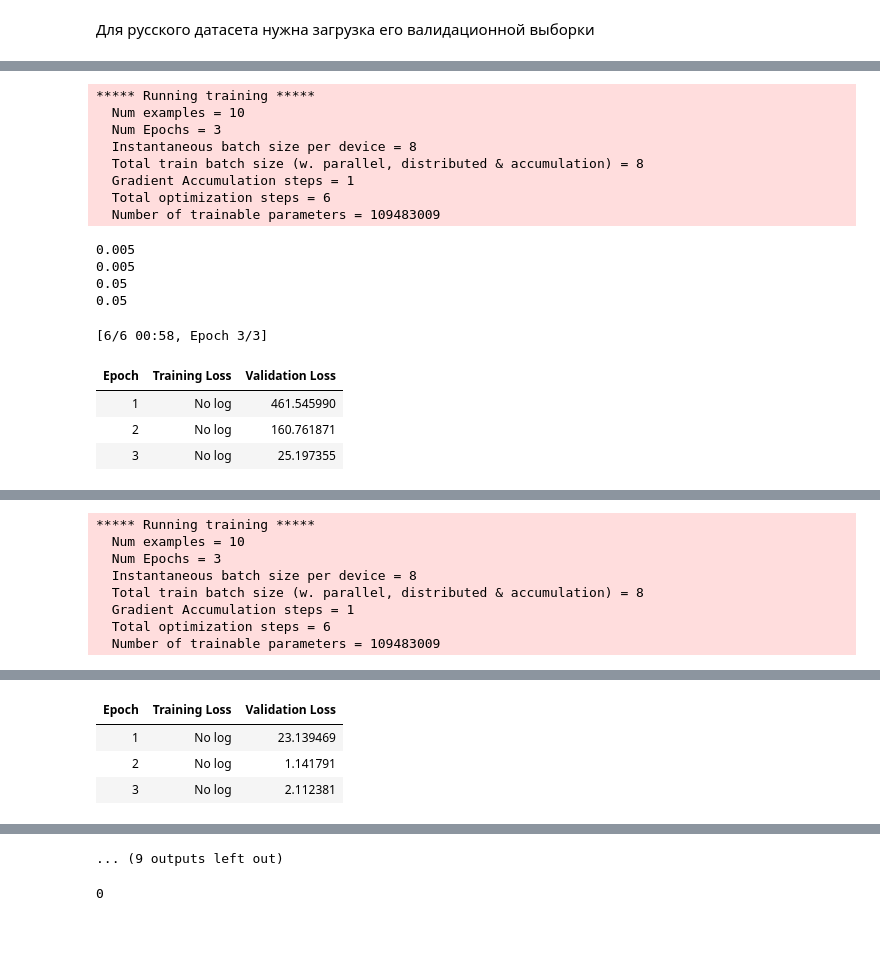
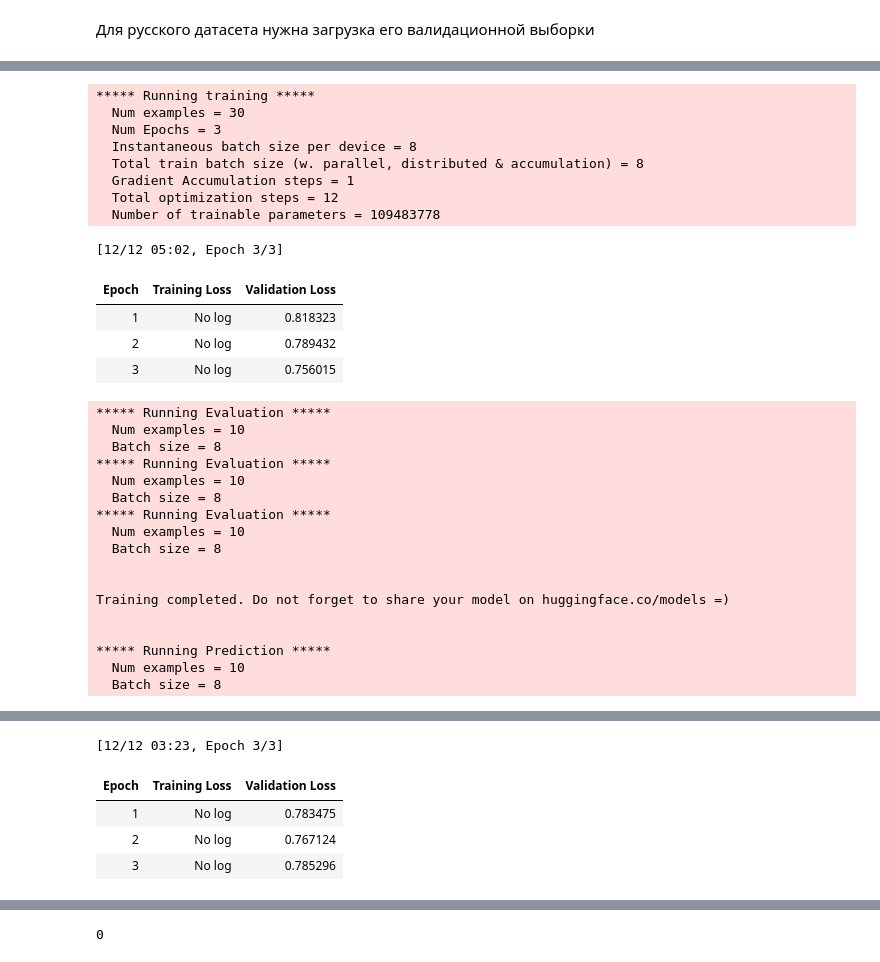
Before and after one commit to RaguzovaTatyana/nlp_diploma, a Jupyter notebook: rus_generating/rus_generating_bert.ipynb, the cells around one changed output, grey strips where cells are left out. Cells and saved outputs as stored; diff of their text form; code cells hidden in the pictures; blank space fills up the shorter version.

```diff
--- a/rus_generating/rus_generating_bert.ipynb
+++ b/rus_generating/rus_generating_bert.ipynb
@@ -127,41 +109,51 @@ optim_param = ['adafactor','adamw_torch']
 # %%
 trainer = []
 result = []
 final_lst = []
-for lr in learning_rate_param:
-    for opt in optim_param:
-        print(lr)
-        training_args.learning_rate = lr
-        training_args.optim = opt
-        trainer += [Trainer(
-            model=model,
-            args=training_args,
-            train_dataset=train_dataset,
-            eval_dataset=eval_dataset
-        )]
+for opt in optim_param:
+    training_args.optim = opt
+    trainer += [Trainer(
+        model=model,
+        args=training_args,
+        train_dataset=train_dataset,
+        eval_dataset=eval_dataset
+    )]
 for i in range(len(trainer)):
     trainer[i].train()
     lst = []
     result_test_pred = trainer[i].predict(eval_dataset)
     for i in range(len(eval_dataset.labels)):
         lst+=[scipy.special.expit(result_test_pred[0][i][0])]
     final_lst+=[lst]
     result += [pd.DataFrame(zip(eval_dataset.labels,lst),columns = ['true','pred'])]
 # %% [output]
 ***** Running training *****
-  Num examples = 10
+  Num examples = 30
   Num Epochs = 3
   Instantaneous batch size per device = 8
   Total train batch size (w. parallel, distributed & accumulation) = 8
   Gradient Accumulation steps = 1
-  Total optimization steps = 6
-  Number of trainable parameters = 109483009
+  Total optimization steps = 12
+  Number of trainable parameters = 109483778
-0.005
-0.005
-0.05
-0.05
+[12/12 05:02, Epoch 3/3]
+| Epoch | Training Loss | Validation Loss |
+| 1 | No log | 0.818323 |
+| 2 | No log | 0.789432 |
+| 3 | No log | 0.756015 |
-[6/6 00:58, Epoch 3/3]
+***** Running Evaluation *****
+  Num examples = 10
+  Batch size = 8
+***** Running Evaluation *****
+  Num examples = 10
+  Batch size = 8
+***** Running Evaluation *****
+  Num examples = 10
+  Batch size = 8
+
+
+Training completed. Do not forget to share your model on huggingface.co/models =)
+
+
+***** Running Prediction *****
+  Num examples = 10
+  Batch size = 8
-| Epoch | Training Loss | Validation Loss |
-| 1 | No log | 461.545990 |
-| 2 | No log | 160.761871 |
-| 3 | No log | 25.197355 |
@@ -186,8 +169,5 @@ Training completed. Do not forget to share your model on huggingface.co/models =
-***** Running training *****
-  Num examples = 10
-  Num Epochs = 3
-  Instantaneous batch size per device = 8
-  Total train batch size (w. parallel, distributed & accumulation) = 8
-  Gradient Accumulation steps = 1
-  Total optimization steps = 6
-  Number of trainable parameters = 109483009
+[12/12 03:23, Epoch 3/3]
+| Epoch | Training Loss | Validation Loss |
+| 1 | No log | 0.783475 |
+| 2 | No log | 0.767124 |
+| 3 | No log | 0.785296 |
@@ -195,4 +190,0 @@ Training completed. Do not forget to share your model on huggingface.co/models =
-| Epoch | Training Loss | Validation Loss |
-| 1 | No log | 23.139469 |
-| 2 | No log | 1.141791 |
-| 3 | No log | 2.112381 |
@@ -225,4 +192,3 @@ Training completed. Do not forget to share your model on huggingface.co/models =
-... (9 outputs left out)
 # %%
 res = []
 for i in range(len(result)):
```
Also changed, not shown: parts of 13 cells of this notebook.
